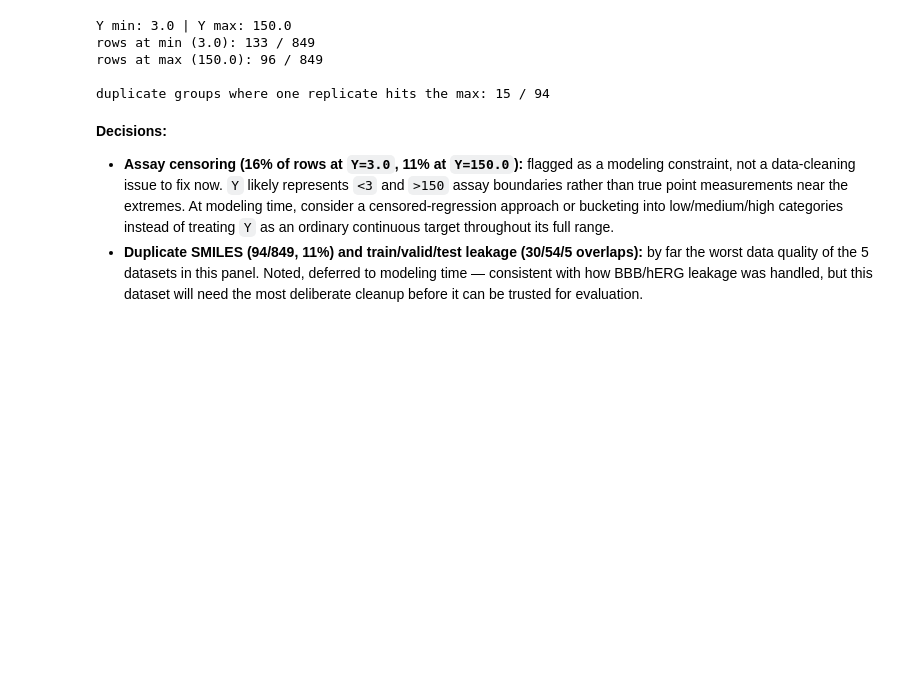
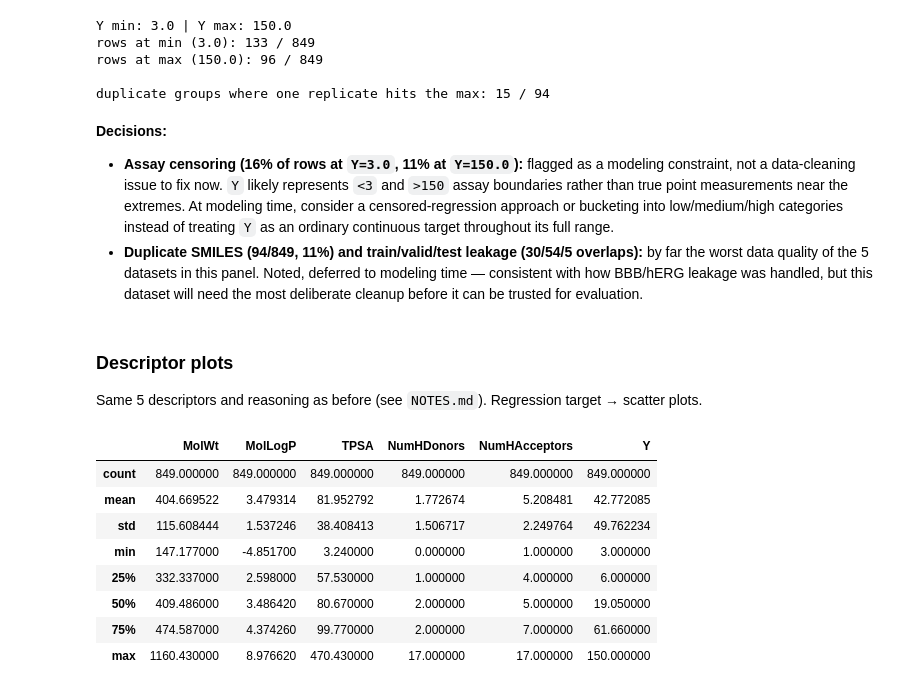
Before and after one commit to tuhinc5203/admet-property-prediction, a Jupyter notebook: Data_EDA.ipynb, the cells around one changed output. Saved outputs shown, nothing was run; the diff lists cells and outputs as text; code cells hidden in the pictures; blank space fills up the shorter version.

```diff
--- a/Data_EDA.ipynb
+++ b/Data_EDA.ipynb
@@ -775,3 +818,22 @@ duplicate groups where one replicate hits the max: 15 / 94
 **Decisions:**
 - **Assay censoring (16% of rows at `Y=3.0`, 11% at `Y=150.0`):** flagged as a modeling constraint, not a data-cleaning issue to fix now. `Y` likely represents `<3` and `>150` assay boundaries rather than true point measurements near the extremes. At modeling time, consider a censored-regression approach or bucketing into low/medium/high categories instead of treating `Y` as an ordinary continuous target throughout its full range.
 - **Duplicate SMILES (94/849, 11%) and train/valid/test leakage (30/54/5 overlaps):** by far the worst data quality of the 5 datasets in this panel. Noted, deferred to modeling time — consistent with how BBB/hERG leakage was handled, but this dataset will need the most deliberate cleanup before it can be trusted for evaluation.
+# %% [markdown]
+### Descriptor plots
+
+Same 5 descriptors and reasoning as before (see `NOTES.md`). Regression target → scatter plots.
+# %%
+train = clearance_split['train']
+desc = compute_descriptors(train['Drug'])
+desc['Y'] = train['Y'].values
+desc.describe()
+# %% [output]
+|  | MolWt | MolLogP | TPSA | NumHDonors | NumHAcceptors | Y |
+| count | 849.000000 | 849.000000 | 849.000000 | 849.000000 | 849.000000 | 849.000000 |
+| mean | 404.669522 | 3.479314 | 81.952792 | 1.772674 | 5.208481 | 42.772085 |
+| std | 115.608444 | 1.537246 | 38.408413 | 1.506717 | 2.249764 | 49.762234 |
+| min | 147.177000 | -4.851700 | 3.240000 | 0.000000 | 1.000000 | 3.000000 |
+| 25% | 332.337000 | 2.598000 | 57.530000 | 1.000000 | 4.000000 | 6.000000 |
+| 50% | 409.486000 | 3.486420 | 80.670000 | 2.000000 | 5.000000 | 19.050000 |
+| 75% | 474.587000 | 4.374260 | 99.770000 | 2.000000 | 7.000000 | 61.660000 |
+| max | 1160.430000 | 8.976620 | 470.430000 | 17.000000 | 17.000000 | 150.000000 |
```
Also changed, not shown: parts of 7 cells of this notebook, 1 other file.
